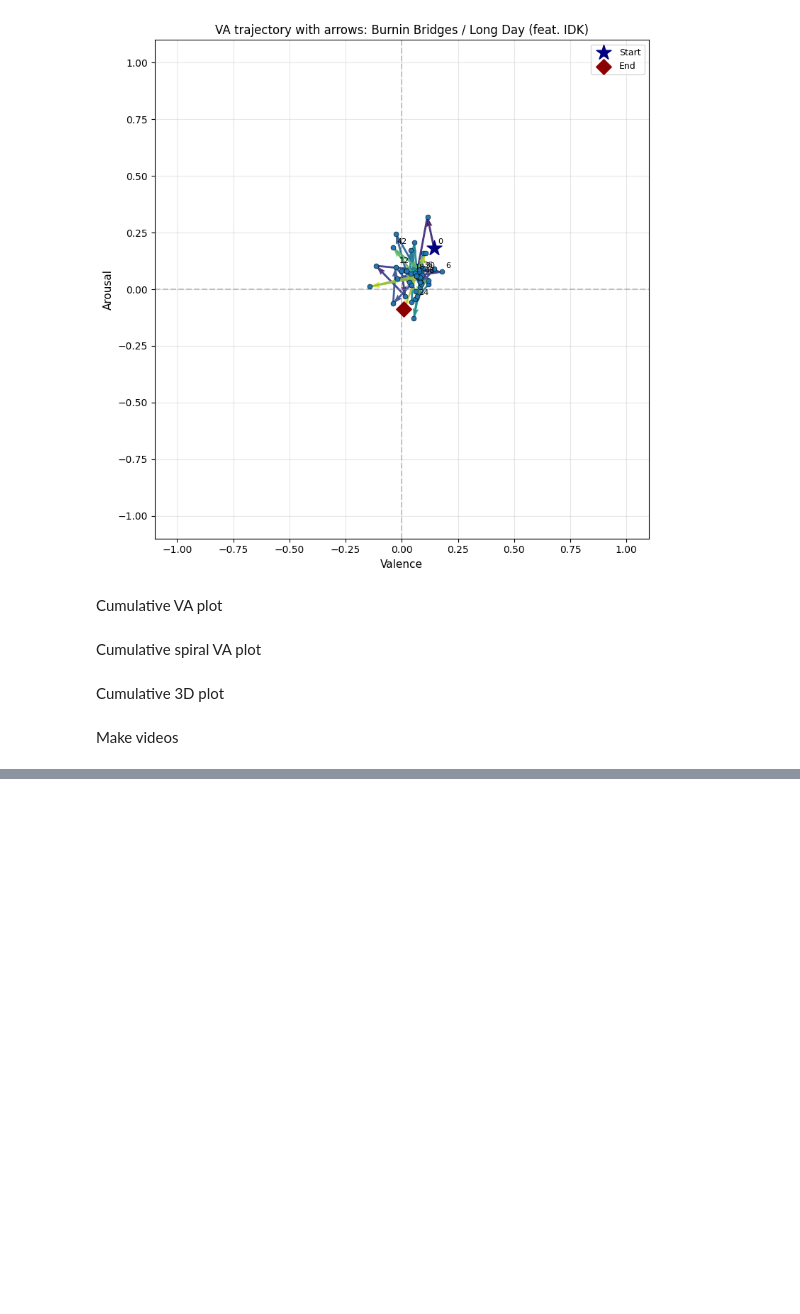
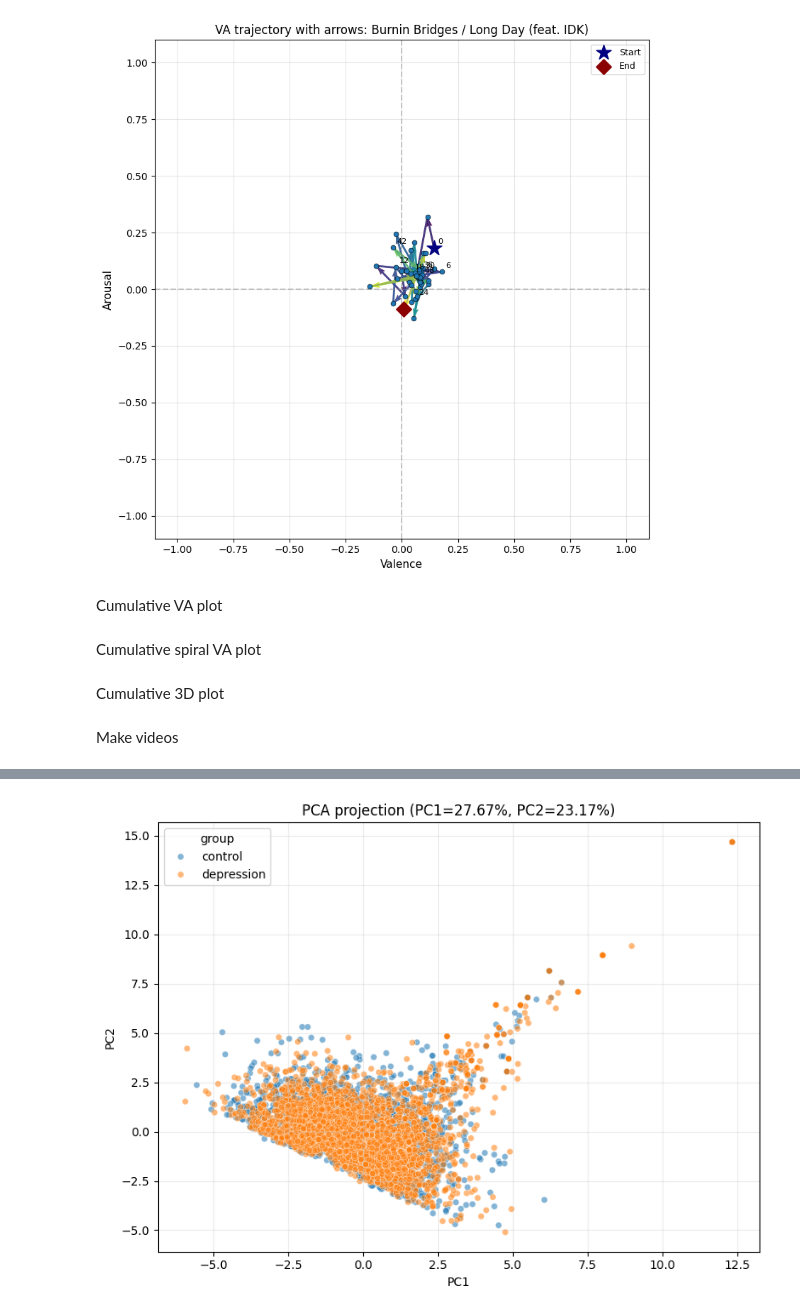
Before and after one commit to filpi86/mer-thesis, a Jupyter notebook: interpretability3.ipynb, the cells around one changed output, grey strips where cells are left out. Drawn from its saved outputs; the diff is of its cells as text; code cells hidden in the pictures; blank space fills up the shorter version.

```diff
--- a/interpretability3.ipynb
+++ b/interpretability3.ipynb
@@ -640,0 +906,84 @@ ValueError: All images in a movie should have same size
+# %%
+from sklearn.preprocessing import StandardScaler
+from sklearn.decomposition import PCA
+from sklearn.manifold import TSNE
+
+# Prepare balanced matrix and binary labels.
+analysis_df = balanced_df.copy()
+analysis_df['_label_norm'] = analysis_df['disorder'].astype(str).str.strip().str.lower()
+analysis_df = analysis_df[analysis_df['_label_norm'].isin(['control', 'depression'])].copy()
+
+X = analysis_df[feature_columns].to_numpy()
+y = analysis_df['_label_norm'].map({'control': 0, 'depression': 1}).to_numpy()
+
+
+def plot_pca_projection(X, y):
+    scaler = StandardScaler()
+    X_scaled = scaler.fit_transform(X)
+
+    pca = PCA(n_components=2, random_state=42)
+    X_pca = pca.fit_transform(X_scaled)
+
+    pca_df = pd.DataFrame({
+        'PC1': X_pca[:, 0],
+        'PC2': X_pca[:, 1],
+        'group': np.where(y == 1, 'depression', 'control')
+    })
+
+    plt.figure(figsize=(8, 6))
+    sns.scatterplot(data=pca_df, x='PC1', y='PC2', hue='group', alpha=0.55, s=28)
+    plt.title(
+        f"PCA projection (PC1={pca.explained_variance_ratio_[0]:.2%}, "
+        f"PC2={pca.explained_variance_ratio_[1]:.2%})"
+    )
+    plt.grid(alpha=0.25)
+    plt.tight_layout()
+    plt.show()
+
+
+def plot_tsne_projection(X, y, max_points=2500):
+    rng = np.random.default_rng(42)
+
+    if len(y) > max_points:
+        idx_ctrl = np.where(y == 0)[0]
+        idx_dep = np.where(y == 1)[0]
+        per_class = max_points // 2
+
+        take_ctrl = rng.choice(idx_ctrl, size=min(per_class, len(idx_ctrl)), replace=False)
+        take_dep = rng.choice(idx_dep, size=min(per_class, len(idx_dep)), replace=False)
+        keep = np.concatenate([take_ctrl, take_dep])
+    else:
+        keep = np.arange(len(y))
+
+    X_sub = X[keep]
+    y_sub = y[keep]
+
+    X_sub = StandardScaler().fit_transform(X_sub)
+
+    tsne = TSNE(
+        n_components=2,
+        perplexity=30,
+        learning_rate='auto',
+        init='pca',
+        random_state=42
+    )
+    X_tsne = tsne.fit_transform(X_sub)
+
+    tsne_df = pd.DataFrame({
+        'TSNE1': X_tsne[:, 0],
+        'TSNE2': X_tsne[:, 1],
+        'group': np.where(y_sub == 1, 'depression', 'control')
+    })
+
+    plt.figure(figsize=(8, 6))
+    sns.scatterplot(data=tsne_df, x='TSNE1', y='TSNE2', hue='group', alpha=0.6, s=28)
+    plt.title(f't-SNE projection (n={len(tsne_df)})')
+    plt.grid(alpha=0.25)
+    plt.tight_layout()
+    plt.show()
+
+
+plot_pca_projection(X, y)
+plot_tsne_projection(X, y)
+# %% [output]
+[figure, added]
```
Also changed, not shown: parts of 13 cells of this notebook, 3 other files.
